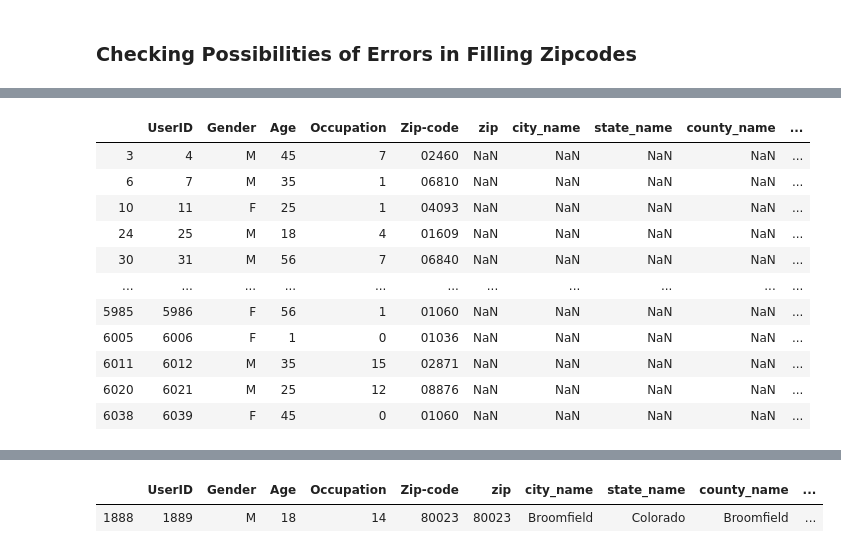
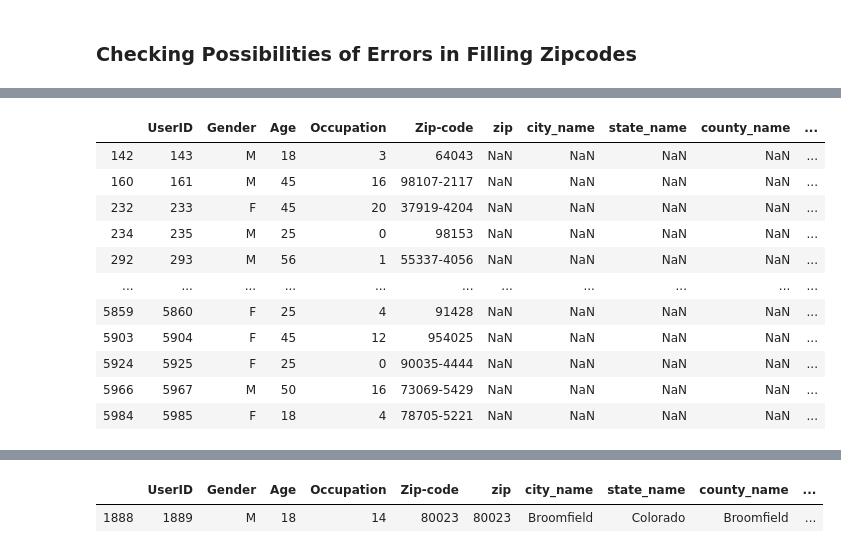
Before and after one commit to kevinandrianliu/Final-Project-DSDM, a Jupyter notebook: Final Project_ Sistem Rekomendasi.ipynb, the cells around one changed output, grey strips where cells are left out. Drawn from its saved outputs; the diff is of its cells as text; code cells hidden in the pictures.

```diff
--- a/Final Project_ Sistem Rekomendasi.ipynb
+++ b/Final Project_ Sistem Rekomendasi.ipynb
@@ -212,6 +212,7 @@ missing_movies
 zipcodes = pd.read_csv("uszips.csv")
 zipcodes[["zip"]] = zipcodes[["zip"]].applymap(str)
 zipcodes[["city_name"]] = zipcodes[["city"]]
+zipcodes['zip']= zipcodes['zip'].str.lstrip('0')
 zipcodes.drop('city',axis=1,inplace=True)
 zipcodes2 = pd.read_json('USCities.json')
 zipcodes2[["zip_code"]] = zipcodes2[["zip_code"]].applymap(str)
@@ -314,6 +345,7 @@ zipcodes2['city'] = zipcodes2['city'].map(typo_city).fillna(zipcodes2['city'])
 zipcodes['city_name'] = zipcodes['city_name'].map(typo_city).fillna(zipcodes['city_name'])
 # %%
 usersvariable = users.copy()
+usersvariable['Zip-code']= usersvariable['Zip-code'].str.lstrip('0')
 users_zipcode1 = pd.merge(usersvariable, zipcodes[['zip', 'city_name', 'state_name', 'county_name']], how='left',left_on=['Zip-code'],right_on=['zip'])
 users_zipcode2 = pd.merge(users_zipcode1, zipcodes2[['zip_code', 'city', 'state', 'county']], how='left',left_on=['Zip-code'],right_on=['zip_code'])
 users_zipcode2
@@ -399,25 +459,92 @@ users_zipcode2.loc[(users_zipcode2['same']==False) & (users_zipcode2['zip'].notn
 # %%
 # Solving zipcodes that aren't in https://simplemaps.com/data/us-zips and https://github.com/millbj92/US-Zip-Codes-JSON
-
-users_zipcode2.loc[(users_zipcode2['same']==False) & (users_zipcode2['zip'].isnull()) & (users_zipcode2['zip_code'].isnull())]
+zip1 = users_zipcode2.loc[(users_zipcode2['same']==False) & (users_zipcode2['zip'].isnull()) & (users_zipcode2['zip_code'].isnull())]
+zip1.to_csv('none.csv')
+zip1
 # Sumber utama dari https://www.unitedstateszipcodes.org/, diperkuat dengan https://www.mapdevelopers.com/what-is-my-zip-code.php.
 # Kalau sumber keduanya agak ngaco, percaya sumber utama saja. Kalau 2-2nya nggak jelas, boleh coba cari di Google. Kalau nggak ada, tulis nggak ada.
 # Bagian ini kalau ada yang memang ada, taruh di paling atas/paling bawah biar jelas.
 # 64043 tidak ada
 # 98107-2117 tidak ada. 98107 itu Seattle, Washington, King.  2117 itu Boston, Massachusetts, Suffolk
 # 37919-4204 tidak ada. 37919 itu Knoxville, Tennessee, Knox. 4204 itu tidak ada
 # 98153 tidak ada.
+
+# 55337(Burnsville, Minnesota, Dakota)-4056
+# 55405(Minneapolis, Minnesota, Hennepin)-2546
+# 55103(Saint Paul, Minnesota, Ramsey)-1006
+# 52570(Milton, Iowa, Van Buren)-9634
+# 53404-1230
+# 68144-2410
+# 93240-2852
+# 2020010
+# 92612-3417
+# 72227-5733
+# 92683-1892
+# 98043-3621
+# 11710-1641
+# 33067-1400
+# 02136-1522
+# 37923-3112
+# 27713-9225
+# 88005-4313
+# 95451-9554
+# 48103-4711
+# 64081-8102
+# 80004-4448
+# 50265-2580
+# 08854-3115
+# 27514-3540
+# 15701-3148
+# 91790-1161
+# 400060
+# 62263-3004
+# 01094-1355
+# 70809-2612
+# 92711-0571
+# 94930-2010
+# 49503-1313
+# 48316-5601
+# 11510-2001
+# 62330-1408
+# 11414-2520
+# 111225
+# 15701-2017
+# 45322-3132
+# 0956456
+# 90014-1718
+# 96707-1321
+# 19087-3622
+# 63123-1507
+# 84109-2001
+# 193122042
+# 77565-2332
+# 62025-8000
+# 02725-1010
+# 11230-1710
+# 20003-2712
+# 20120-6354
+# 85287-2702
+# 191004
+# 12833-2000
+# 10461-1301
+# 23455-4959
+# 90035-4444
+# 73069-5429
+# 78705-5221
+
+# 0 di depan dihapus
+
 # dst (Tolong dipastikan apakah ada atau tidak)
 # %% [output]
 |  | UserID | Gender | Age | Occupation | Zip-code | zip | city_name | state_name | county_name | ... |
-| 3 | 4 | M | 45 | 7 | 02460 | NaN | NaN | NaN | NaN | ... |
-| 6 | 7 | M | 35 | 1 | 06810 | NaN | NaN | NaN | NaN | ... |
-| 10 | 11 | F | 25 | 1 | 04093 | NaN | NaN | NaN | NaN | ... |
-| 24 | 25 | M | 18 | 4 | 01609 | NaN | NaN | NaN | NaN | ... |
-| 30 | 31 | M | 56 | 7 | 06840 | NaN | NaN | NaN | NaN | ... |
+| 142 | 143 | M | 18 | 3 | 64043 | NaN | NaN | NaN | NaN | ... |
+| 160 | 161 | M | 45 | 16 | 98107-2117 | NaN | NaN | NaN | NaN | ... |
+| 232 | 233 | F | 45 | 20 | 37919-4204 | NaN | NaN | NaN | NaN | ... |
+| 234 | 235 | M | 25 | 0 | 98153 | NaN | NaN | NaN | NaN | ... |
+| 292 | 293 | M | 56 | 1 | 55337-4056 | NaN | NaN | NaN | NaN | ... |
 | ... | ... | ... | ... | ... | ... | ... | ... | ... | ... | ... |
-| 5985 | 5986 | F | 56 | 1 | 01060 | NaN | NaN | NaN | NaN | ... |
-| 6005 | 6006 | F | 1 | 0 | 01036 | NaN | NaN | NaN | NaN | ... |
-| 6011 | 6012 | M | 35 | 15 | 02871 | NaN | NaN | NaN | NaN | ... |
-| 6020 | 6021 | M | 25 | 12 | 08876 | NaN | NaN | NaN | NaN | ... |
-| 6038 | 6039 | F | 45 | 0 | 01060 | NaN | NaN | NaN | NaN | ... |
+| 5859 | 5860 | F | 25 | 4 | 91428 | NaN | NaN | NaN | NaN | ... |
+| 5903 | 5904 | F | 45 | 12 | 954025 | NaN | NaN | NaN | NaN | ... |
+| 5924 | 5925 | F | 25 | 0 | 90035-4444 | NaN | NaN | NaN | NaN | ... |
+| 5966 | 5967 | M | 50 | 16 | 73069-5429 | NaN | NaN | NaN | NaN | ... |
+| 5984 | 5985 | F | 18 | 4 | 78705-5221 | NaN | NaN | NaN | NaN | ... |
```
Also changed, not shown: parts of 9 cells of this notebook.
